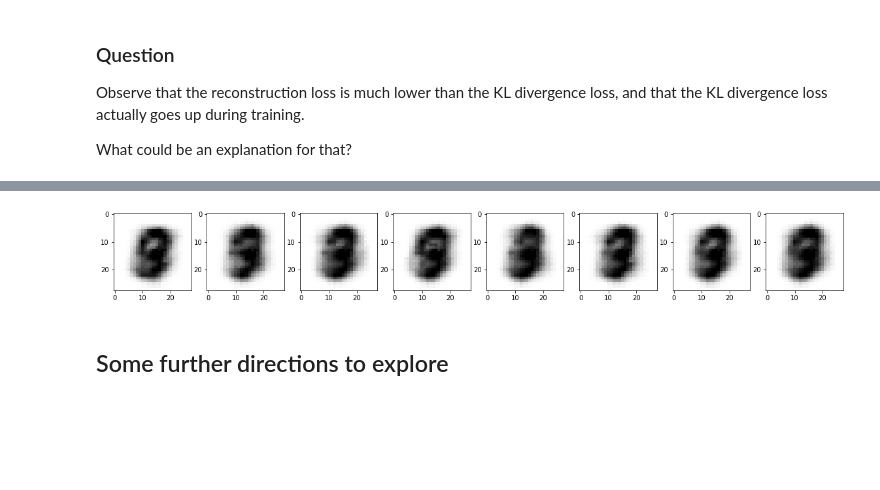
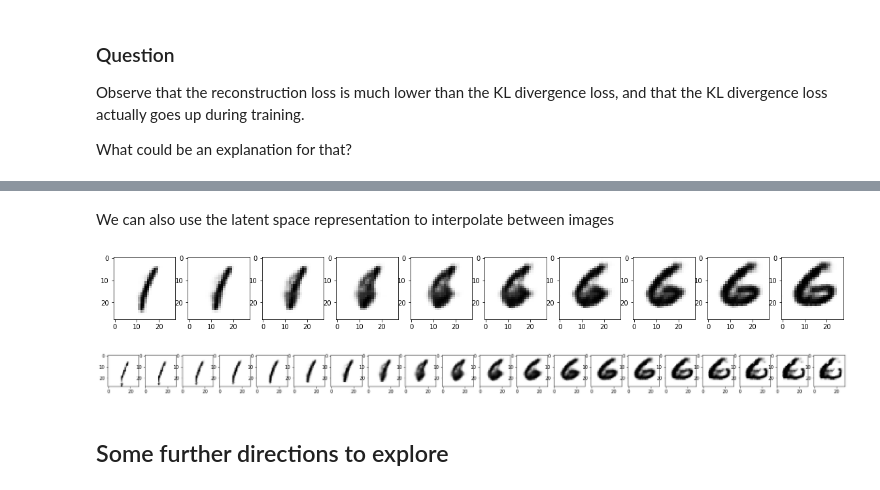
Before and after one commit to janjitse/htcai-deeplearning, a Jupyter notebook: deep-learning.ipynb, the cells around one changed output, grey strips where cells are left out. Saved outputs shown, nothing was run; the diff lists cells and outputs as text; code cells hidden in the pictures; blank space fills up the shorter version.

```diff
--- a/deep-learning.ipynb
+++ b/deep-learning.ipynb
@@ -432,9 +432,10 @@ Latent space shape: torch.Size([4, 16])
 Shape before/after latent space: torch.Size([32, 4, 4])
 # %%
 def vae_loss_function(input_img:torch.Tensor, output_img:torch.Tensor, mu:torch.Tensor, log_var:torch.Tensor, beta = 0.01) ->dict:
-    reconstruction_loss = F.binary_cross_entropy(input_img, output_img)
+    # reconstruction_loss = F.binary_cross_entropy(input_img, output_img)
     # You could try a different loss function to see if that makes the reconstructed images look better
-    # reconstruction_loss = F.mse_loss(input_img, output_img)
+    reconstruction_loss = F.mse_loss(input_img, output_img)
+
     kld_loss = torch.mean(-0.5 * torch.sum(1+ log_var - mu**2 - log_var.exp(), dim=1), dim=0)
     loss = reconstruction_loss + beta*kld_loss # We assign a smaller weight to the KL Divergence loss
     return {'loss': loss, 'Reconstruction loss': reconstruction_loss.detach(), 'KLD': kld_loss.detach()}
@@ -442,11 +453,12 @@ def vae_loss_function(input_img:torch.Tensor, output_img:torch.Tensor, mu:torch.
 # We want to put all this training the GPU, in order to speed things up
 device = torch.device('cuda')
 # %%
+torch.manual_seed(42)
 BATCH_SIZE = 32
 TRAIN_FRAC = 0.8
 EPOCHS = 6
 
-vae = VariationalAutoEncoder(input_shape = (1,28,28), latent_dim= 16).to(device)
+vae = VariationalAutoEncoder(input_shape = (1,28,28), latent_dim= 9).to(device)
 optimizer = optim.Adam(vae.parameters(),lr=0.01)
 
 # Put the dataset directly on the GPU device, so we don't spend too much time copying stuff to the GPU all the time
@@ -454,22 +466,25 @@ total_set = torch.reshape(torch.Tensor(mnist[0]).to(device), (-1,1,28,28)) / 255
 train_size = int(TRAIN_FRAC * len(total_set))
 train_set = total_set[:train_size]
 test_set = total_set[train_size:]
+test_set_labels = mnist[1][train_size:]
 for i in range(EPOCHS):
     rec_loss = []
     kl_loss = []
     for batch in range(0, train_size-BATCH_SIZE, BATCH_SIZE):
         train_X = train_set[batch:batch+BATCH_SIZE]
-        # We clip because the loss function goes to infinity at the edges
-        train_X = torch.clip(train_X, 1e-6, 1 - 1e-6)
+        # We apply some jitter to remove the discretization
+        train_X = train_X + 0.001 * torch.randn_like(train_X)
 
         # Reset the gradients to 0
         optimizer.zero_grad(set_to_none=True)
 
         # Compute the output images and intermediate mu and log of the variance
         output_img, input_img, mu, log_var = vae.forward(train_X)
+        # We apply some jitter to remove the discretization
+        output_img = output_img + 0.001 * torch.randn_like(output_img)
 
         # compute the combined loss function
-        loss = vae_loss_function(input_img, output_img, mu, log_var)
+        loss = vae_loss_function(input_img, output_img, mu, log_var, 1e-4)
 
         # Do backpropagation
         loss['loss'].backward()
@@ -500,4 +515,7 @@ Observe that the reconstruction loss is much lower than the KL divergence loss,
 What could be an explanation for that?
 # %%
 # Take a sample of the VAE latent sample space and create some images from them
-sample = vae.decode(torch.randn(8,16,device=device)*2).detach().cpu().numpy()
+sample = vae.decode(torch.randn(8,9,device=device)*1).detach().cpu().numpy()
+_, axes = plt.subplots(nrows=1, ncols=8, figsize=(20, 6))
+for i in range(8):
+    axes[i].imshow(sample[i].reshape(28,28),cmap=plt.cm.gray_r, interpolation="nearest")
@@ -504,9 +536,29 @@ sample = vae.decode(torch.randn(8,16,device=device)*2).detach().cpu().numpy()
+# %% [markdown]
+We can also use the latent space representation to interpolate between images
 # %%
-_, axes = plt.subplots(nrows=1, ncols=8, figsize=(20, 6))
-for i in range(8):
-    axes[i].imshow(sample[i].reshape(28,28),cmap=plt.cm.gray_r, interpolation="nearest")
+vector1, _ = vae.encode(test_set[0][None, :])
+vector2, _ = vae.encode(test_set[15][None, :])
+steps = ((vector2 - vector1)/9).squeeze()
+interpolation = vector1 + (torch.arange(0,10)[:,None].to(device) * steps)
+
+interpolated = vae.decode(interpolation).detach().cpu()
+_, axes = plt.subplots(nrows=1, ncols=10, figsize=(20, 6))
+for i in range(10):
+    axes[i].imshow(interpolated[i].reshape(28,28),cmap=plt.cm.gray_r, interpolation="nearest")
 # %% [output]
-[figure, old version]
+[figure, new version]
+# %%
+vector1, _ = vae.encode(test_set[0][None, :])
+vector2, _ = vae.encode(test_set[15][None, :])
+steps = ((vector2 - vector1)/9).squeeze()
+interpolation = vector1 + (torch.arange(-5,15)[:,None].to(device) * steps)
+
+interpolated = vae.decode(interpolation).detach().cpu()
+_, axes = plt.subplots(nrows=1, ncols=20, figsize=(30, 6))
+for i in range(20):
+    axes[i].imshow(interpolated[i].reshape(28,28),cmap=plt.cm.gray_r, interpolation="nearest")
+# %% [output]
+[figure, added]
 # %% [markdown]
 ## Some further directions to explore
 # %%
```
Also changed, not shown: parts of 7 cells of this notebook.
